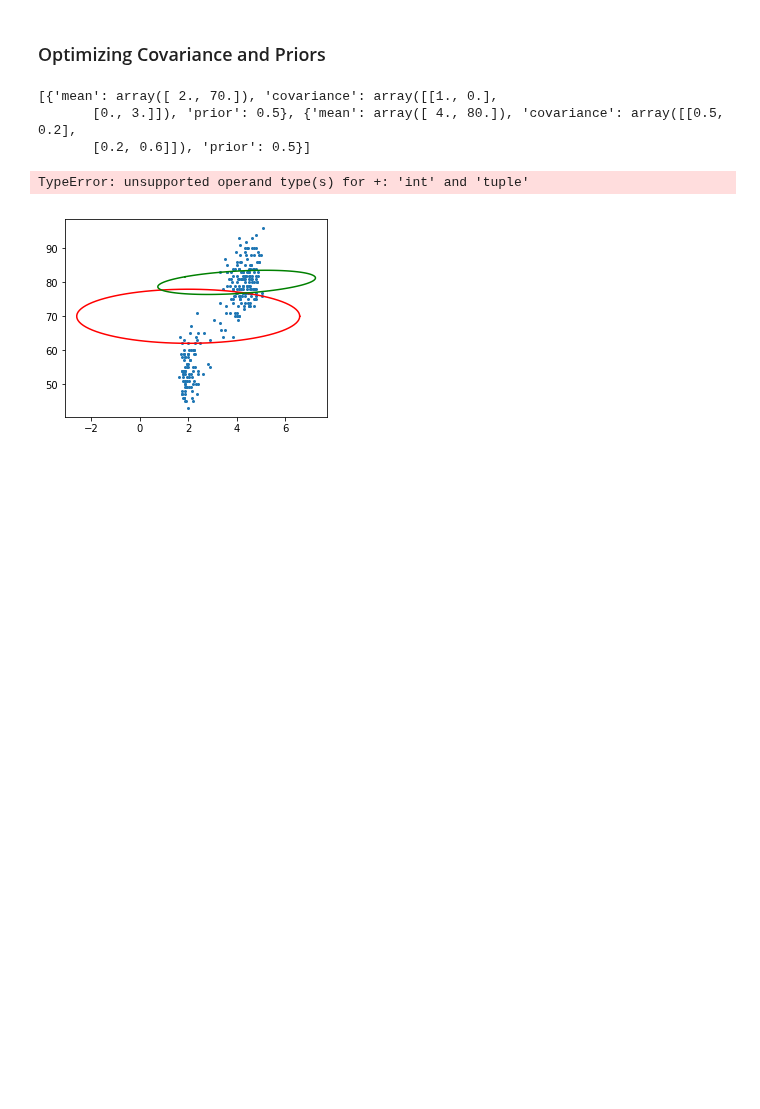
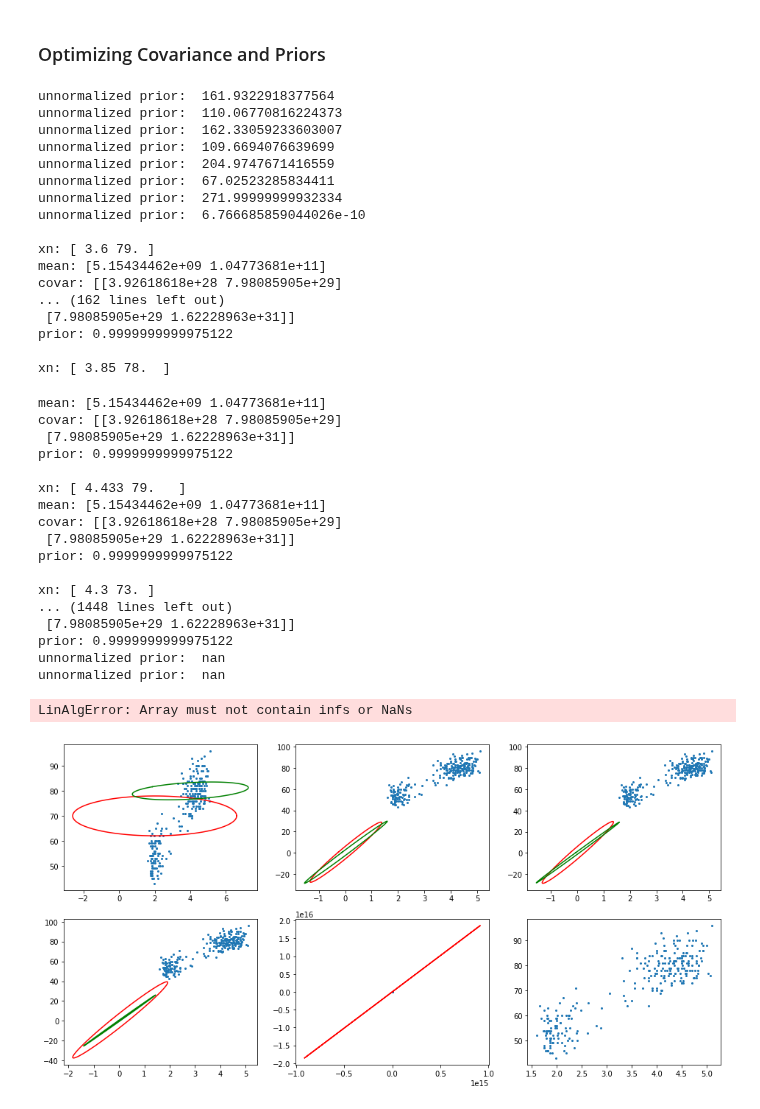
Before and after one commit to brennanmcfarland/pgm, a Jupyter notebook: Homework 4 Excercise 2.ipynb, the cells around one changed output. Drawn from its saved outputs; the diff is of its cells as text; code cells hidden in the pictures; blank space fills up the shorter version.

```diff
--- a/Homework 4 Excercise 2.ipynb
+++ b/Homework 4 Excercise 2.ipynb
@@ -77,26 +77,57 @@ Convariance Matrices are Legal? : True
 # %%
 from gmmlib import expectation, maximization, maximization_mean
 
 # make a true copy of our model
 gmmcp = copy.deepcopy(gmm)
 
 # create figure
 plt.figure(figsize=(16, 8))
 # improve model with EM-Algorithm
 for i in range(5):
     # plot current status
     plt.subplot(231 + i)
     gmmplot(data, gmmcp)
     # excute EM-Algorithm
-    for j in range(5):
+    for j in range(1):
         posterior = expectation(data, gmmcp)
         gmmcp = maximization(posterior, data, gmmcp)
 # plot final status
 plt.subplot(236)
 gmmplot(data,gmmcp)
 # %% [output]
-[{'mean': array([ 2., 70.]), 'covariance': array([[1., 0.],
-       [0., 3.]]), 'prior': 0.5}, {'mean': array([ 4., 80.]), 'covariance': array([[0.5, 0.2],
-       [0.2, 0.6]]), 'prior': 0.5}]
+unnormalized prior:  161.9322918377564
+unnormalized prior:  110.06770816224373
+unnormalized prior:  162.33059233603007
+unnormalized prior:  109.6694076639699
+unnormalized prior:  204.9747671416559
+unnormalized prior:  67.02523285834411
+unnormalized prior:  271.99999999932334
+unnormalized prior:  6.766685859044026e-10
+
+xn: [ 3.6 79. ]
+mean: [5.15434462e+09 1.04773681e+11]
+covar: [[3.92618618e+28 7.98085905e+29]
+... (162 lines left out)
+ [7.98085905e+29 1.62228963e+31]]
+prior: 0.9999999999975122
+
+xn: [ 3.85 78.  ]
-TypeError: unsupported operand type(s) for +: 'int' and 'tuple'
+mean: [5.15434462e+09 1.04773681e+11]
+covar: [[3.92618618e+28 7.98085905e+29]
+ [7.98085905e+29 1.62228963e+31]]
+prior: 0.9999999999975122
+
+xn: [ 4.433 79.   ]
+mean: [5.15434462e+09 1.04773681e+11]
+covar: [[3.92618618e+28 7.98085905e+29]
+ [7.98085905e+29 1.62228963e+31]]
+prior: 0.9999999999975122
+
+xn: [ 4.3 73. ]
+... (1448 lines left out)
+ [7.98085905e+29 1.62228963e+31]]
+prior: 0.9999999999975122
+unnormalized prior:  nan
+unnormalized prior:  nan
+LinAlgError: Array must not contain infs or NaNs
-[figure, old version]
+[figure, new version]
```
Also changed, not shown: 4 other files.
